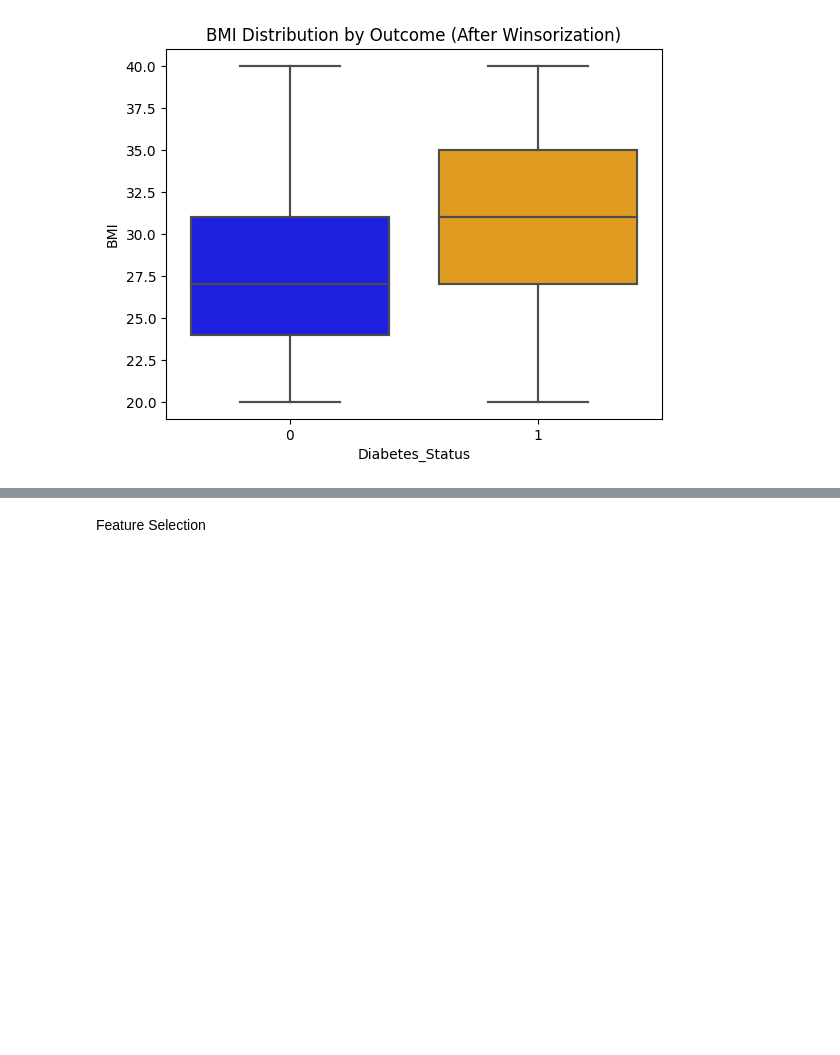
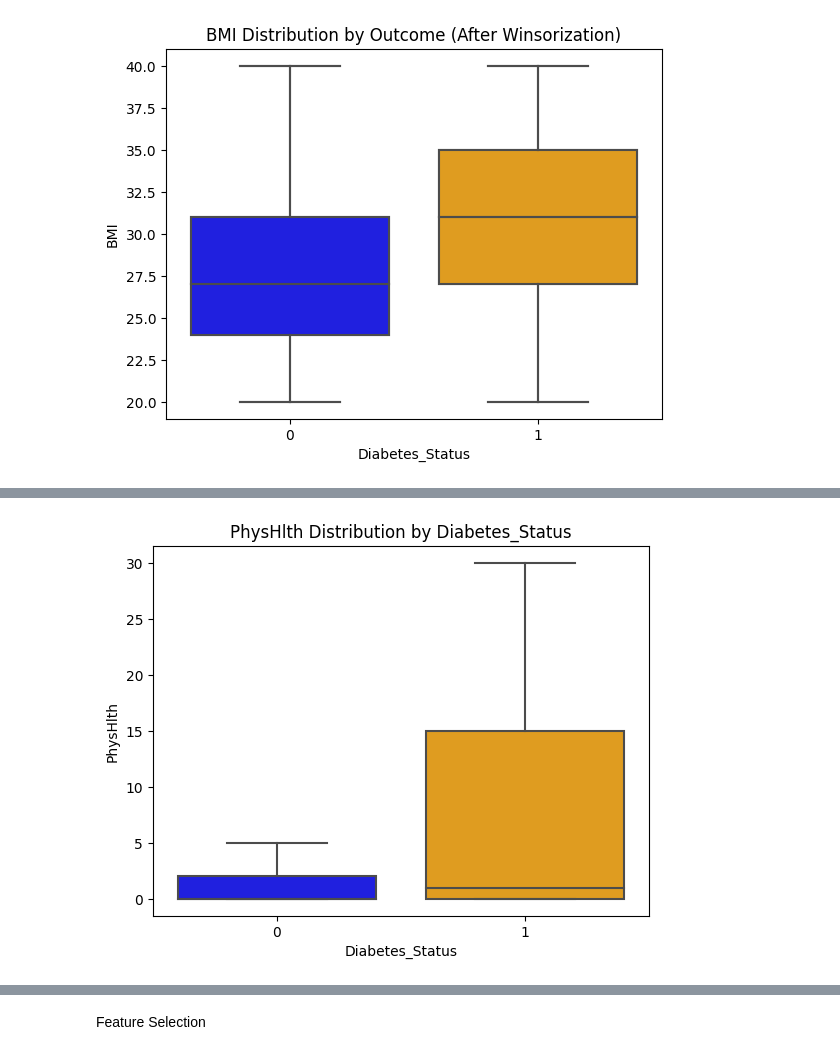
Before and after one commit to GraceOluwafemi/Msc-Project, a Jupyter notebook: project.ipynb, the cells around one changed output, grey strips where cells are left out. Saved outputs shown, nothing was run; the diff lists cells and outputs as text; code cells hidden in the pictures; blank space fills up the shorter version.

```diff
--- a/project.ipynb
+++ b/project.ipynb
@@ -434,0 +431,17 @@ plt.show()
+# %%
+# Replace values in the 'MentHlth' column with mean value of 3.2 where 'Diabetes_Status' is equal to 0 and 'MentHlth' is greater than 4
+data.loc[(data["Diabetes_Status"] == 0) & (data["MentHlth"] > 5), 'MentHlth'] = 3.2
+
+# Replace values in the 'MentHlth' column with mean value of 3.2 where 'Diabetes_Status' is equal to 1 and 'MentHlth' is greater than 6
+data.loc[(data["Diabetes_Status"] == 1) & (data["MentHlth"] > 6), 'MentHlth'] = 3.2
+# %%
+# Create a boxplot
+sns.boxplot(x='Diabetes_Status', y='PhysHlth', data=data, palette=['blue', 'orange'])
+plt.title('PhysHlth Distribution by Diabetes_Status')
+plt.xlabel('Diabetes_Status')
+plt.ylabel('PhysHlth')
+
+# Display the plot
+plt.show()
+# %% [output]
+[figure, added]
```
Also changed, not shown: parts of 8 cells of this notebook.
